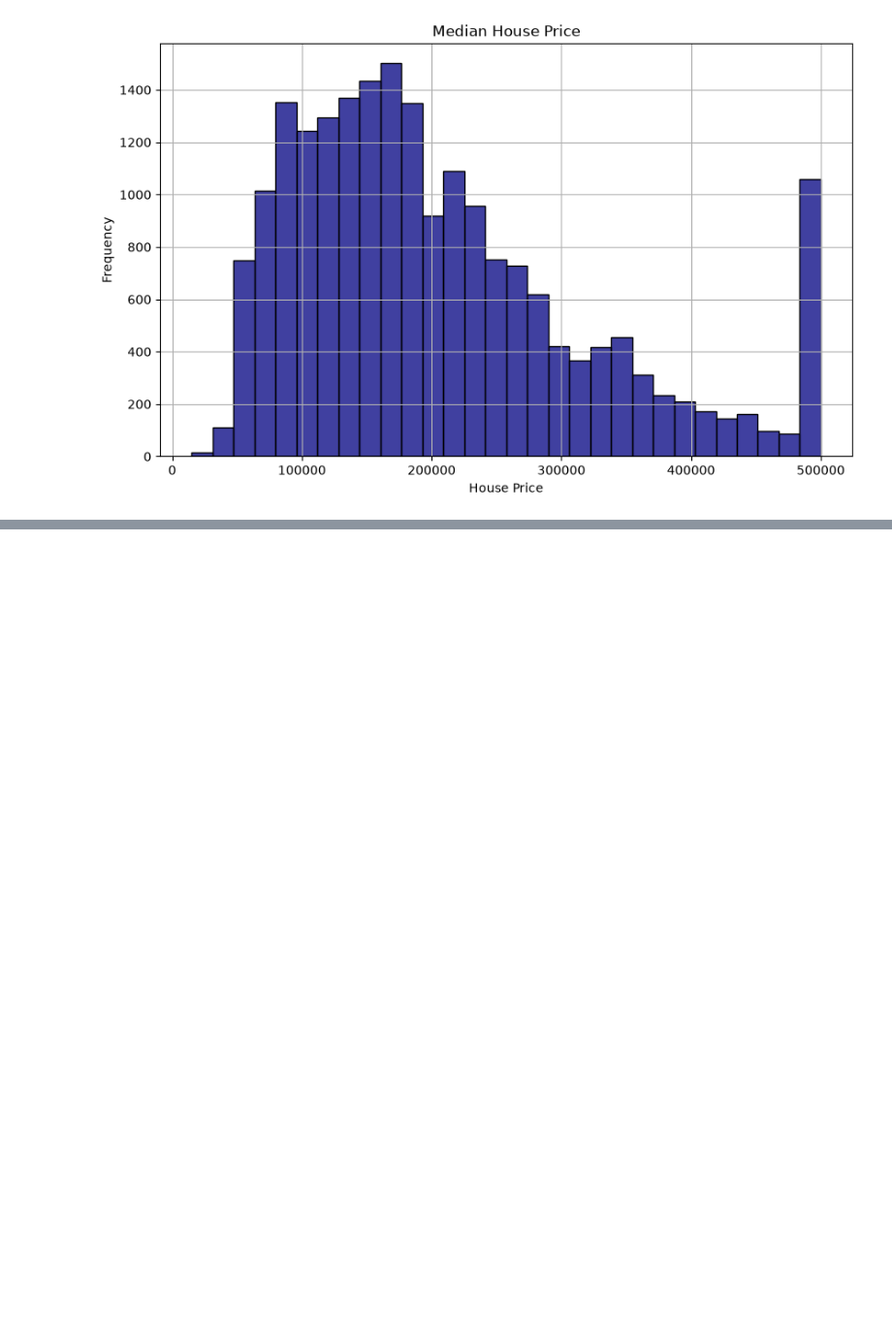
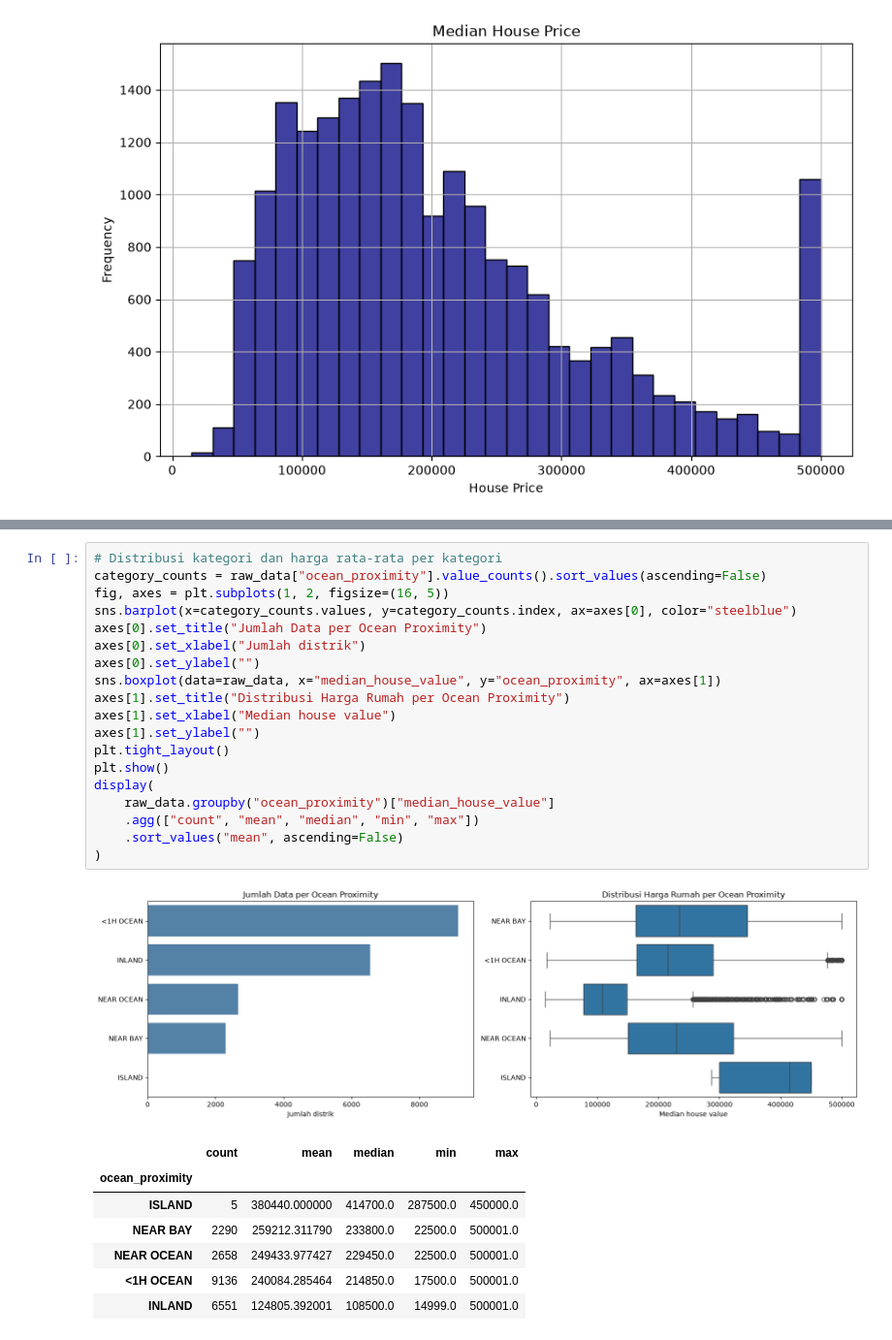
Before and after one commit to JuanRaphael/AgenPropertiLodan, a Jupyter notebook: notebooks/data_engineering.ipynb, the cells around one changed output, grey strips where cells are left out. Shown at 97% size. Saved outputs shown, nothing was run; the diff lists cells and outputs as text; blank space fills up the shorter version.

```diff
--- a/notebooks/data_engineering.ipynb
+++ b/notebooks/data_engineering.ipynb
@@ -84,0 +123,28 @@ Plotting distribution of house prices
+# %%
+# Distribusi kategori dan harga rata-rata per kategori
+category_counts = raw_data["ocean_proximity"].value_counts().sort_values(ascending=False)
+fig, axes = plt.subplots(1, 2, figsize=(16, 5))
+sns.barplot(x=category_counts.values, y=category_counts.index, ax=axes[0], color="steelblue")
+axes[0].set_title("Jumlah Data per Ocean Proximity")
+axes[0].set_xlabel("Jumlah distrik")
+axes[0].set_ylabel("")
+sns.boxplot(data=raw_data, x="median_house_value", y="ocean_proximity", ax=axes[1])
+axes[1].set_title("Distribusi Harga Rumah per Ocean Proximity")
+axes[1].set_xlabel("Median house value")
+axes[1].set_ylabel("")
+plt.tight_layout()
+plt.show()
+display(
+    raw_data.groupby("ocean_proximity")["median_house_value"]
+    .agg(["count", "mean", "median", "min", "max"])
+    .sort_values("mean", ascending=False)
+)
+# %% [output]
+[figure, added]
+|  | count | mean | median | min | max |
+| ocean_proximity |  |  |  |  |  |
+| ISLAND | 5 | 380440.000000 | 414700.0 | 287500.0 | 450000.0 |
+| NEAR BAY | 2290 | 259212.311790 | 233800.0 | 22500.0 | 500001.0 |
+| NEAR OCEAN | 2658 | 249433.977427 | 229450.0 | 22500.0 | 500001.0 |
+| <1H OCEAN | 9136 | 240084.285464 | 214850.0 | 17500.0 | 500001.0 |
+| INLAND | 6551 | 124805.392001 | 108500.0 | 14999.0 | 500001.0 |
```
Also changed, not shown: parts of 6 cells of this notebook.
